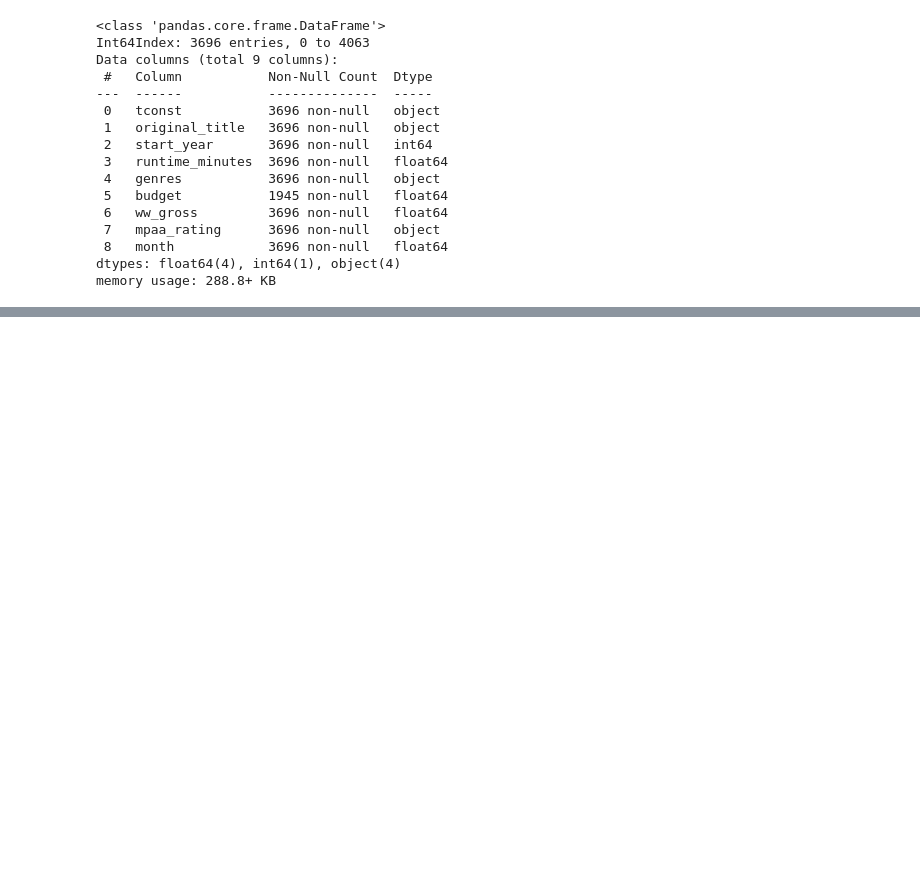
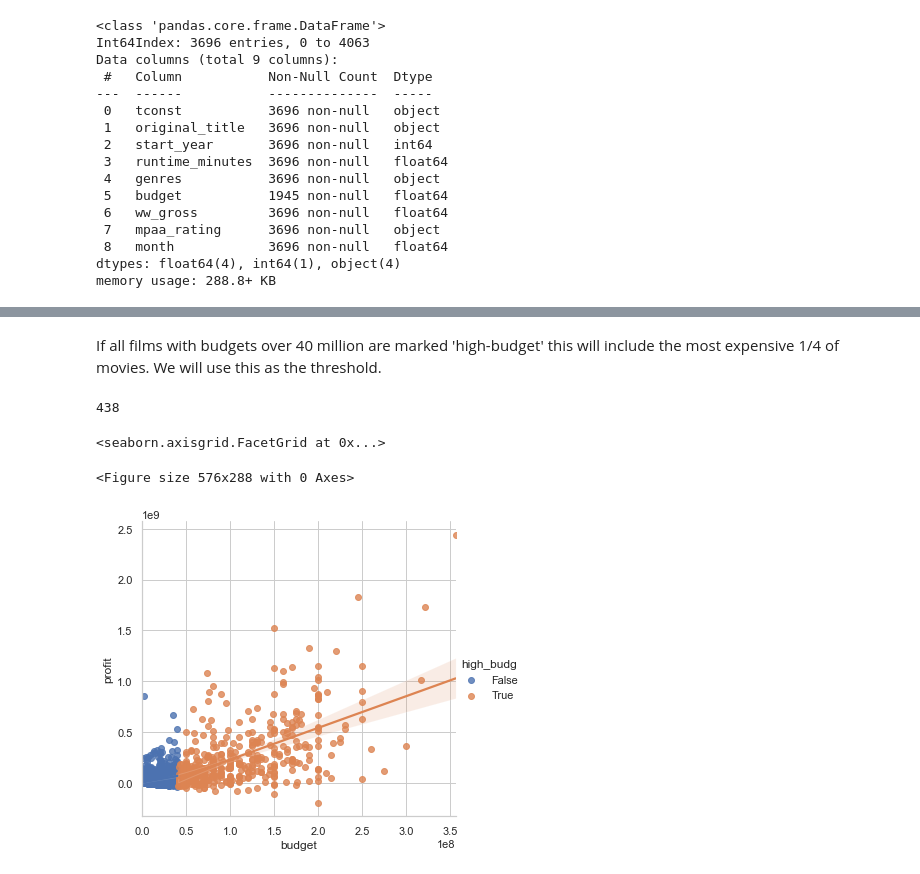
Before and after one commit to morganFitzg/dsc-phase-1-project, a Jupyter notebook: student.ipynb, the cells around one changed output, grey strips where cells are left out. Saved outputs shown, nothing was run; the diff lists cells and outputs as text; code cells hidden in the pictures; blank space fills up the shorter version.

```diff
--- a/student.ipynb
+++ b/student.ipynb
@@ -2115,0 +658,19 @@ Questions to consider:
+# %% [markdown]
+If all films with budgets over 40 million are marked 'high-budget' this will include the most expensive 1/4 of movies.  We will use this as the threshold.
+# %%
+#create column to identify high budget films, budgets greater than 40,000,000
+#top 1/4 of all budgets
+
+prof_df['high_budg']=prof_df['budget'].apply(lambda x:
+                                             True if x>40000000 else False)
+prof_df['high_budg'].sum()
+# %% [output]
+438
+# %%
+#show relplot of budget and profit with distinction of high vs low budget
+plt.figure(figsize=(8,4))
+sns.lmplot(data=prof_df,x='budget',y='profit',hue='high_budg')
+# %% [output]
+<seaborn.axisgrid.FacetGrid at 0x...>
+<Figure size 576x288 with 0 Axes>
+[figure, added]
```
Also changed, not shown: parts of 260 cells of this notebook, 8 other files.
